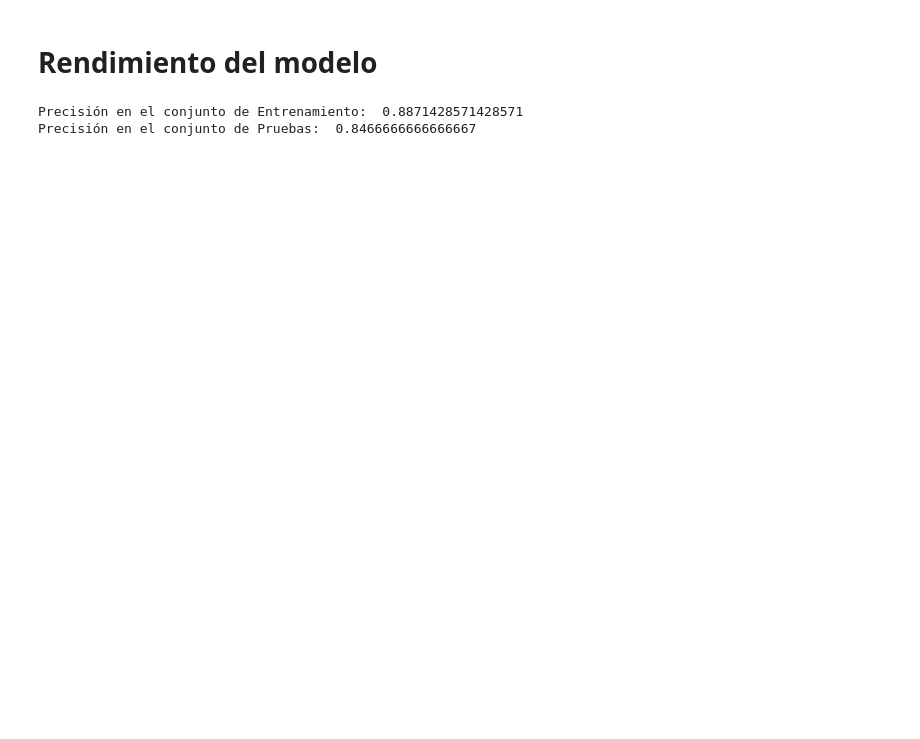
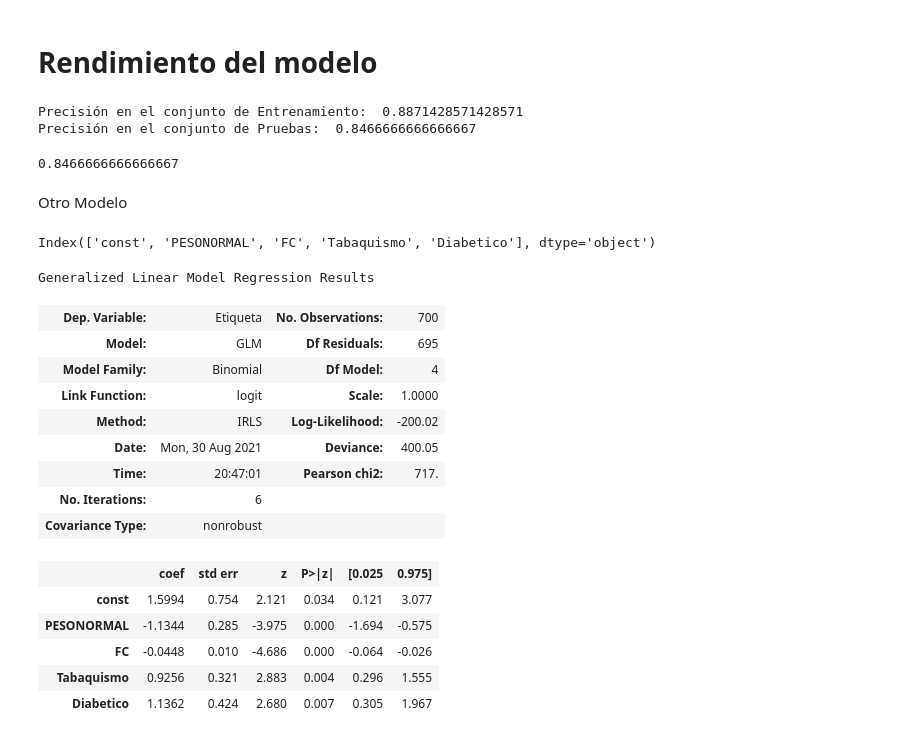
Before and after one commit to villadasonia/Lenguaje-de-Maquina, a Jupyter notebook: SignosVitales.ipynb, the cells around one changed output. Cells and saved outputs as stored; diff of their text form; code cells hidden in the pictures; blank space fills up the shorter version.

```diff
--- a/SignosVitales.ipynb
+++ b/SignosVitales.ipynb
@@ -272,3 +274,33 @@ print("Precisión en el conjunto de Pruebas: ", accuracyTest)
 # %% [output]
 Precisión en el conjunto de Entrenamiento:  0.8871428571428571
 Precisión en el conjunto de Pruebas:  0.8466666666666667
+# %%
+model.fit(X_train[colu], y_train).score(X_test[colu], y_test)
+# %% [output]
+0.8466666666666667
+# %% [markdown]
+Otro Modelo
+# %%
+X_m.columns
+# %% [output]
+Index(['const', 'PESONORMAL', 'FC', 'Tabaquismo', 'Diabetico'], dtype='object')
+# %%
+logit_glm = sm.GLM(y_train, X_m, family=sm.families.Binomial()).fit()
+logit_glm.summary()
+# %% [output]
+Generalized Linear Model Regression Results
+| Dep. Variable: | Etiqueta | No. Observations: | 700 |
+| Model: | GLM | Df Residuals: | 695 |
+| Model Family: | Binomial | Df Model: | 4 |
+| Link Function: | logit | Scale: | 1.0000 |
+| Method: | IRLS | Log-Likelihood: | -200.02 |
+| Date: | Mon, 30 Aug 2021 | Deviance: | 400.05 |
+| Time: | 20:47:01 | Pearson chi2: | 717. |
+| No. Iterations: | 6 |  |  |
+| Covariance Type: | nonrobust |  |  |
+|  | coef | std err | z | P>|z| | [0.025 | 0.975] |
+| const | 1.5994 | 0.754 | 2.121 | 0.034 | 0.121 | 3.077 |
+| PESONORMAL | -1.1344 | 0.285 | -3.975 | 0.000 | -1.694 | -0.575 |
+| FC | -0.0448 | 0.010 | -4.686 | 0.000 | -0.064 | -0.026 |
+| Tabaquismo | 0.9256 | 0.321 | 2.883 | 0.004 | 0.296 | 1.555 |
+| Diabetico | 1.1362 | 0.424 | 2.680 | 0.007 | 0.305 | 1.967 |
```
Also changed, not shown: parts of 5 cells of this notebook.
